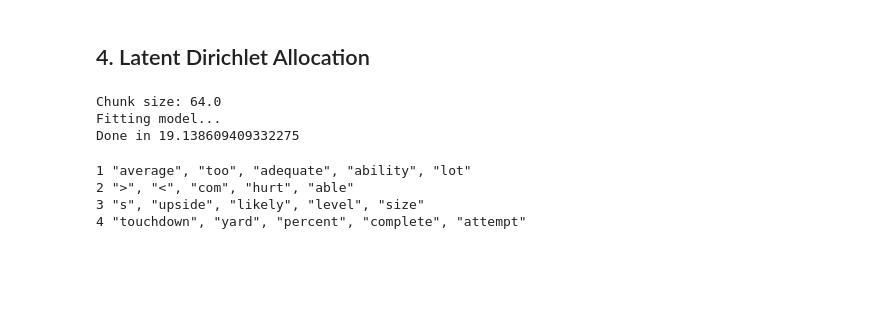
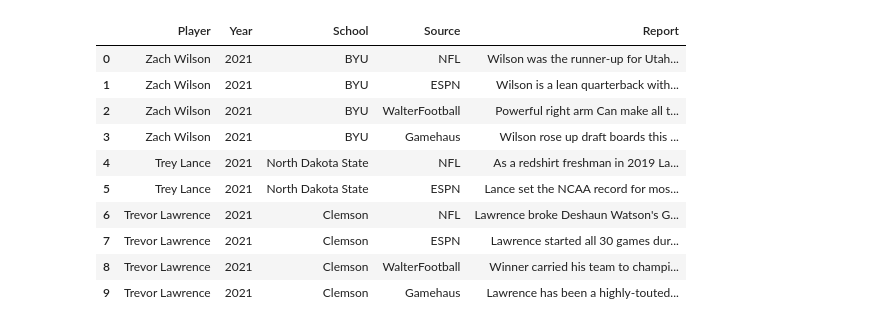
Before and after one commit to Ezekiel-25-17/Racial_Bias_in_American_Football, a Jupyter notebook: topic_model_WIP.ipynb, the cells around one changed output. Drawn from its saved outputs; the diff is of its cells as text; code cells hidden in the pictures; blank space fills up the shorter version.

Commit message:
updated topic model

```diff
--- a/topic_model_WIP.ipynb
+++ b/topic_model_WIP.ipynb
@@ -411,48 +0,0 @@ plt.show()
-# %% [markdown]
-## 4. Latent Dirichlet Allocation
-# %%
-# Use Coherence Scores to determine the right number of topics
-num_topics = 4
-
-# Find chunksize to make about 200 updates
-num_passes = 20
-chunk_size = len(model_corpus) * num_passes/200
-print(f'Chunk size: {chunk_size}')
-
-start = time.time()
-print("Fitting model...", flush=True)
-model = LdaMulticore(num_topics=num_topics,  # Number of topics
-                     corpus=model_corpus,    # What to train on
-                     id2word=dictionary,     # Mapping from IDs to words
-                     workers=min(10, multiprocessing.cpu_count()-1), # Choose 10 cores, or whatever computer has
-                     passes=num_passes,      # Make this many passes over data
-                     chunksize=chunk_size,   # Update after this many instances
-                     alpha=0.5,
-                     random_state=42
-                    )
-
-print("Done in {}".format(time.time()-start), flush=True)
-# %% [output]
-Chunk size: 64.0
-Fitting model...
-Done in 19.138609409332275
-# %%
-# Use RegEx to show the topics
-
-# Get the topic descriptions
-topic_sep = re.compile("0\.[0-9]{3}\*") # Getting rid of useless formatting
-
-# Extract a list of tuples with topic number and descriptors from the model
-model_topics = [(topic_no, re.sub(topic_sep, '', model_topic).split(' + '))
-                for topic_no, model_topic in
-                model.print_topics(num_topics=num_topics, num_words=5)]
-
-descriptors = []
-for i, m in model_topics:
-    print(i+1, ", ".join(m[:5]))
-    descriptors.append(", ".join(m[:2]).replace('"', ''))
-# %% [output]
-1 "average", "too", "adequate", "ability", "lot"
-2 ">", "<", "com", "hurt", "able"
-3 "s", "upside", "likely", "level", "size"
-4 "touchdown", "yard", "percent", "complete", "attempt"
@@ -458,0 +26,20 @@ for i, m in model_topics:
+# %%
+pd.set_option('display.max_colwidth', 1000)
+
+# Import our reports
+path = 'dataset-quarterback_scouting_reports'
+filename = 'qb_draft_reports.csv'
+df = pd.read_csv(os.path.join(path, filename))
+df.head(10)
+# %% [output]
+|  | Player | Year | School | Source | Report |
+| 0 | Zach Wilson | 2021 | BYU | NFL | Wilson was the runner-up for Utah... |
+| 1 | Zach Wilson | 2021 | BYU | ESPN | Wilson is a lean quarterback with... |
+| 2 | Zach Wilson | 2021 | BYU | WalterFootball | Powerful right arm Can make all t... |
+| 3 | Zach Wilson | 2021 | BYU | Gamehaus | Wilson rose up draft boards this ... |
+| 4 | Trey Lance | 2021 | North Dakota State | NFL | As a redshirt freshman in 2019 La... |
+| 5 | Trey Lance | 2021 | North Dakota State | ESPN | Lance set the NCAA record for mos... |
+| 6 | Trevor Lawrence | 2021 | Clemson | NFL | Lawrence broke Deshaun Watson's G... |
+| 7 | Trevor Lawrence | 2021 | Clemson | ESPN | Lawrence started all 30 games dur... |
+| 8 | Trevor Lawrence | 2021 | Clemson | WalterFootball | Winner carried his team to champi... |
+| 9 | Trevor Lawrence | 2021 | Clemson | Gamehaus | Lawrence has been a highly-touted... |
```
Also changed, not shown: parts of 40 cells of this notebook.
